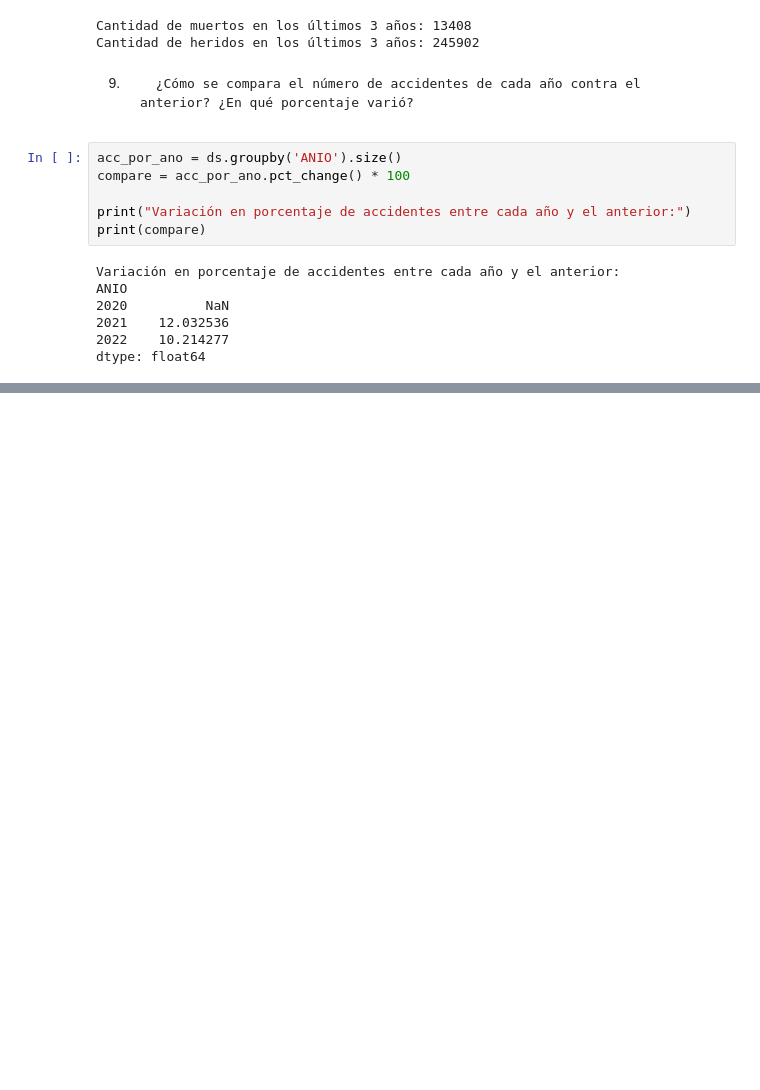
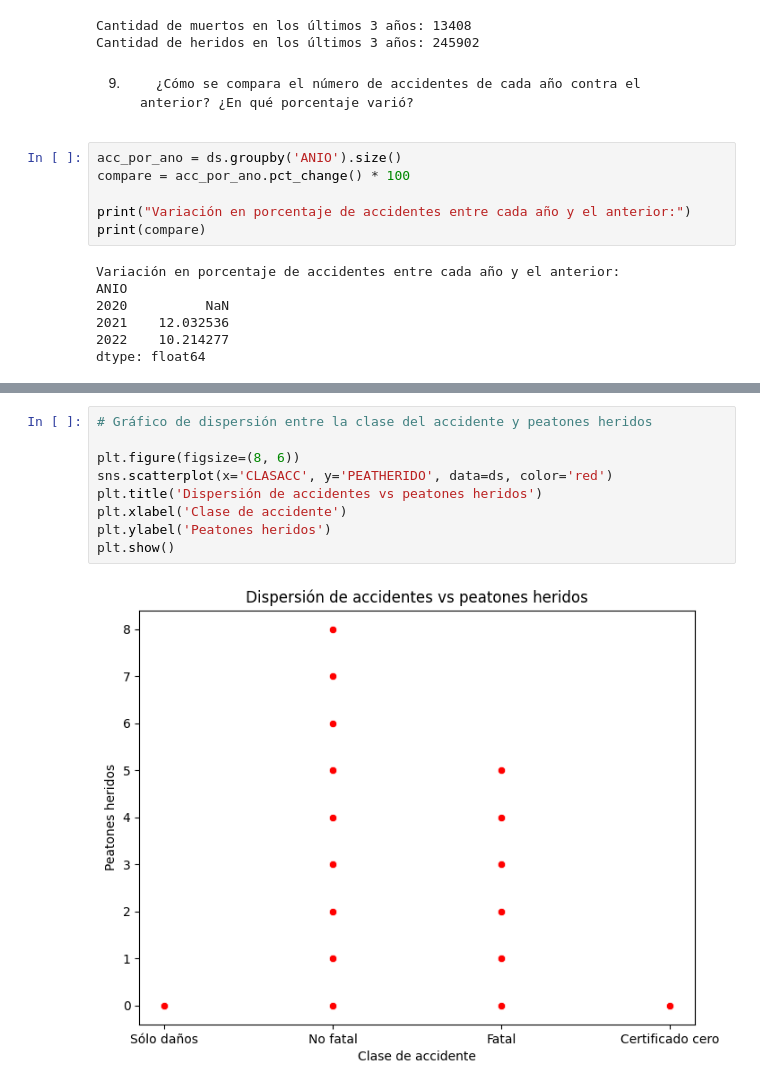
Before and after one commit to jesusBarrazaCastro/atus_pracitca, a Jupyter notebook: atus/Analytics.ipynb, the cells around one changed output, grey strips where cells are left out. Saved outputs shown, nothing was run; the diff lists cells and outputs as text; blank space fills up the shorter version.

```diff
--- a/atus/Analytics.ipynb
+++ b/atus/Analytics.ipynb
@@ -232,0 +250,11 @@ dtype: float64
+# %%
+# Gráfico de dispersión entre la clase del accidente y peatones heridos
+
+plt.figure(figsize=(8, 6))
+sns.scatterplot(x='CLASACC', y='PEATHERIDO', data=ds, color='red')
+plt.title('Dispersión de accidentes vs peatones heridos')
+plt.xlabel('Clase de accidente')
+plt.ylabel('Peatones heridos')
+plt.show()
+# %% [output]
+[figure, added]
```
Also changed, not shown: parts of 3 cells of this notebook.
